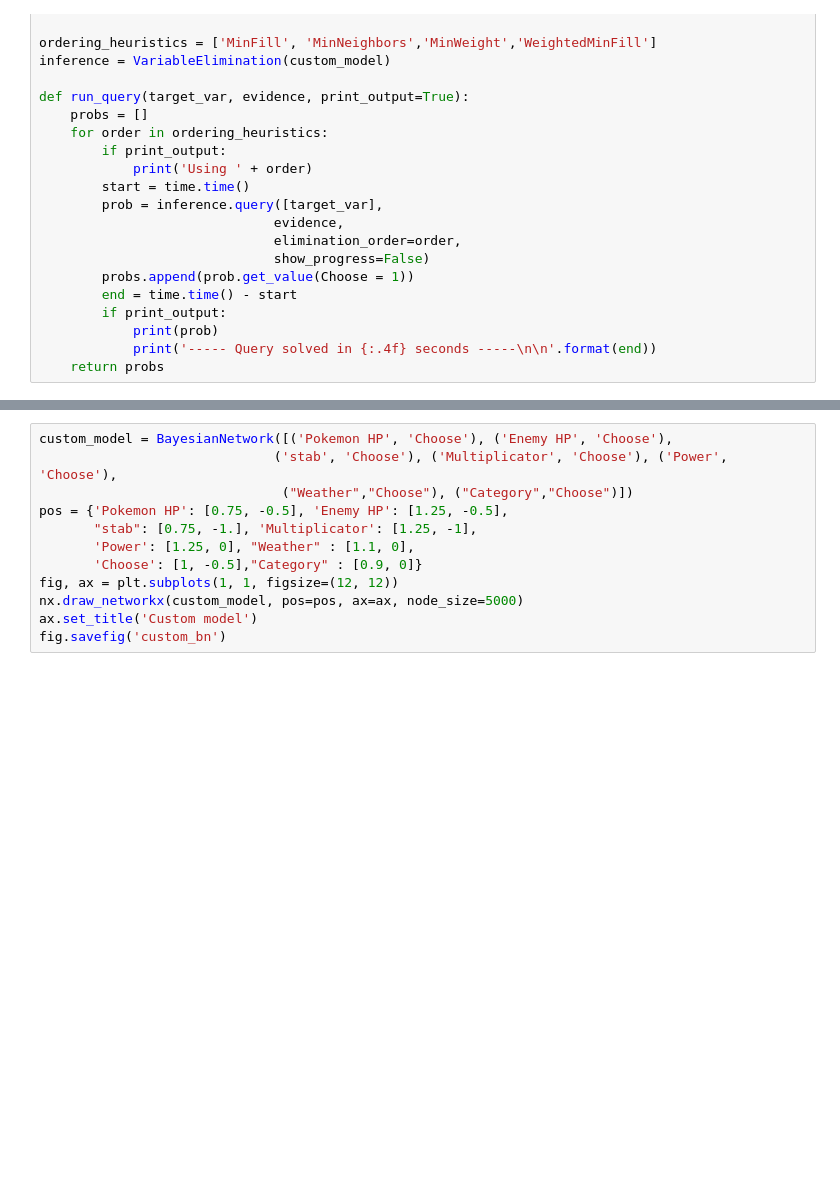
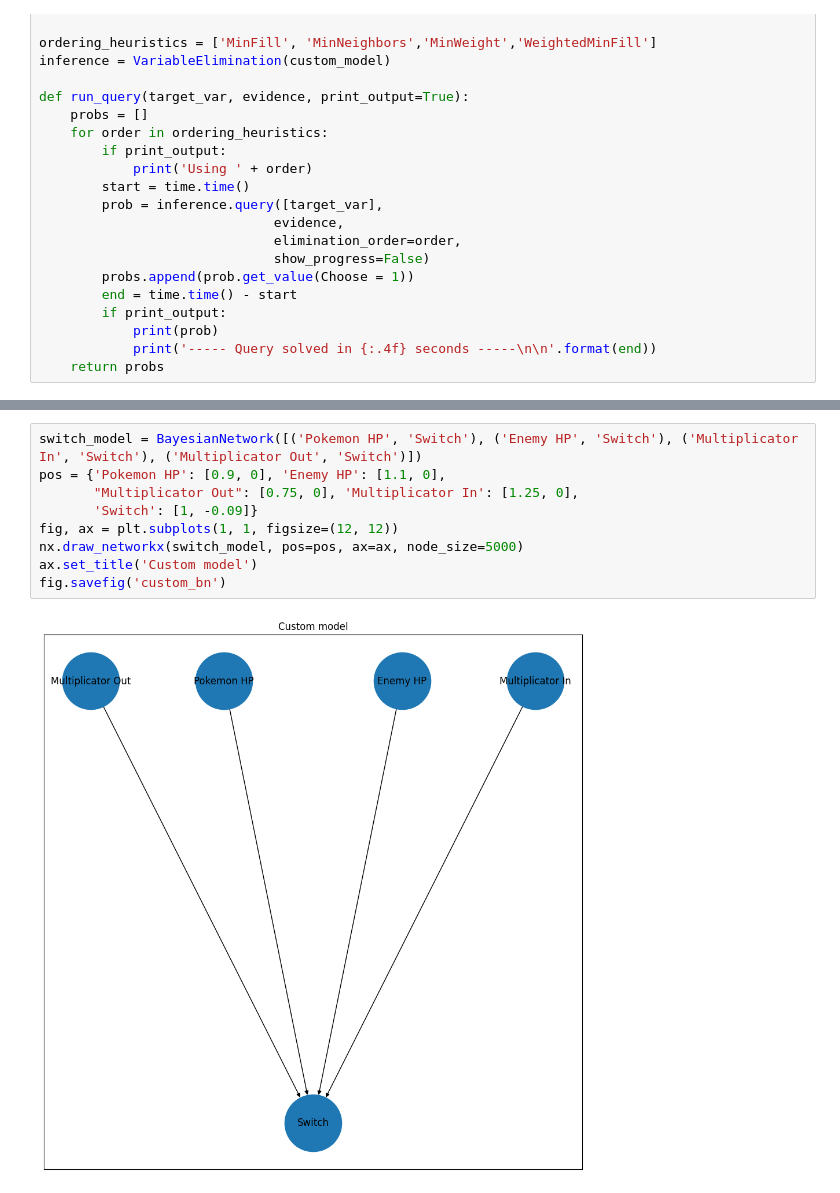
Before and after one commit to TechRufy/showdownBayesian, a Jupyter notebook: showdown/battle_bots/BayesianBot/BayesianNetwork/BayesianPokemon.ipynb, the cells around one changed output, grey strips where cells are left out. Cells and saved outputs as stored; diff of their text form; blank space fills up the shorter version.

Commit message:
Added network for switch

```diff
--- a/showdown/battle_bots/BayesianBot/BayesianNetwork/BayesianPokemon.ipynb
+++ b/showdown/battle_bots/BayesianBot/BayesianNetwork/BayesianPokemon.ipynb
@@ -210,12 +308,11 @@ df = pd.read_csv("../parsing Dataset/log/Dataset-Switch.csv")
 # %%
-custom_model = BayesianNetwork([('Pokemon HP', 'Choose'), ('Enemy HP', 'Choose'),
-                              ('stab', 'Choose'), ('Multiplicator', 'Choose'), ('Power', 'Choose'),
-                               ("Weather","Choose"), ("Category","Choose")])
-pos = {'Pokemon HP': [0.75, -0.5], 'Enemy HP': [1.25, -0.5],
-       "stab": [0.75, -1.], 'Multiplicator': [1.25, -1],
-       'Power': [1.25, 0], "Weather" : [1.1, 0],
-       'Choose': [1, -0.5],"Category" : [0.9, 0]}
+switch_model = BayesianNetwork([('Pokemon HP', 'Switch'), ('Enemy HP', 'Switch'), ('Multiplicator In', 'Switch'), ('Multiplicator Out', 'Switch')])
+pos = {'Pokemon HP': [0.9, 0], 'Enemy HP': [1.1, 0],
+       "Multiplicator Out": [0.75, 0], 'Multiplicator In': [1.25, 0],
+       'Switch': [1, -0.09]}
 fig, ax = plt.subplots(1, 1, figsize=(12, 12))
-nx.draw_networkx(custom_model, pos=pos, ax=ax, node_size=5000)
+nx.draw_networkx(switch_model, pos=pos, ax=ax, node_size=5000)
 ax.set_title('Custom model')
 fig.savefig('custom_bn')
+# %% [output]
+[figure, added]
```
Also changed, not shown: parts of 7 cells of this notebook.
